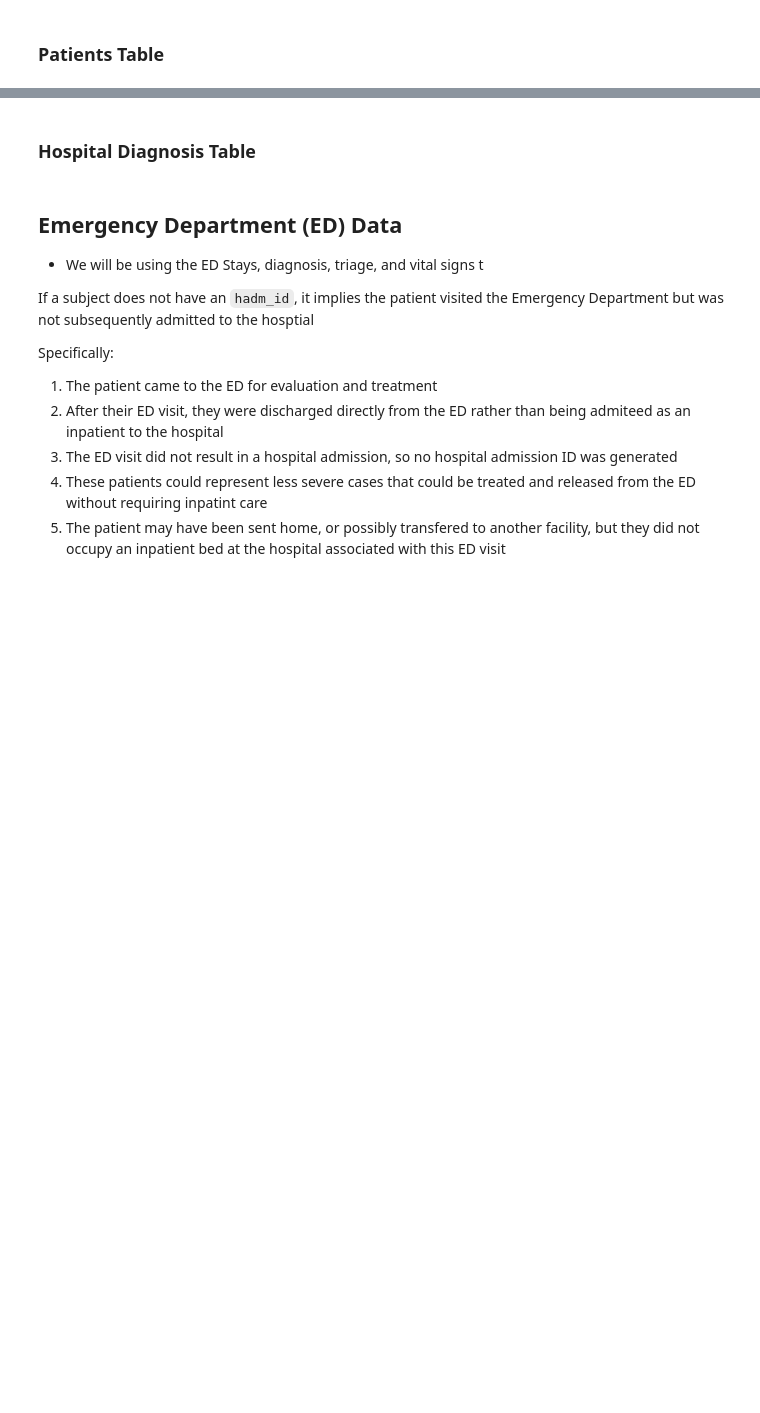
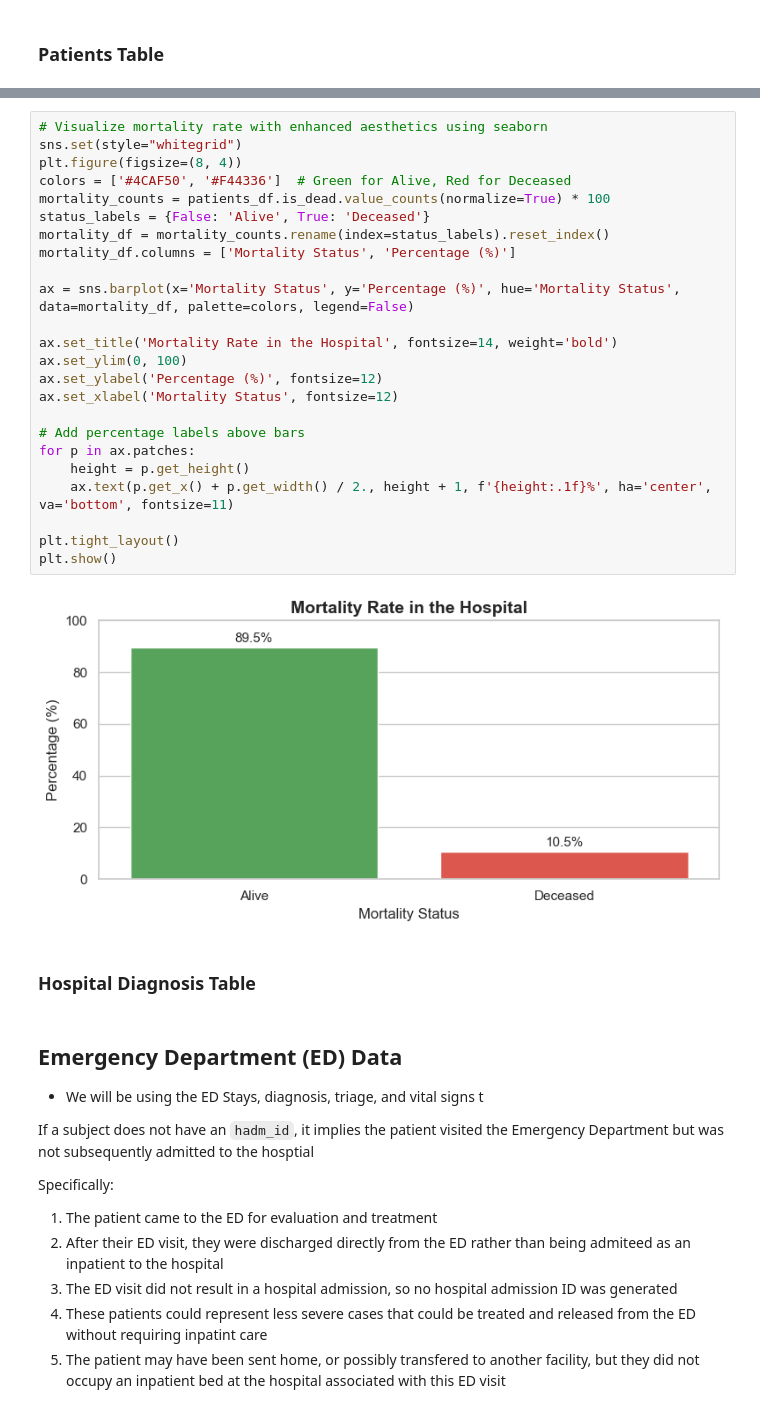
Before and after one commit to JewelsHovan/Milestone-I, a Jupyter notebook: src/Narrative.ipynb, the cells around one changed output, grey strips where cells are left out. Drawn from its saved outputs; the diff is of its cells as text; blank space fills up the shorter version.

```diff
--- a/src/Narrative.ipynb
+++ b/src/Narrative.ipynb
@@ -107,3 +173,29 @@ transfers_df.head()
+# %%
+# Visualize mortality rate with enhanced aesthetics using seaborn
+sns.set(style="whitegrid")
+plt.figure(figsize=(8, 4))
+colors = ['#4CAF50', '#F44336']  # Green for Alive, Red for Deceased
+mortality_counts = patients_df.is_dead.value_counts(normalize=True) * 100
+status_labels = {False: 'Alive', True: 'Deceased'}
+mortality_df = mortality_counts.rename(index=status_labels).reset_index()
+mortality_df.columns = ['Mortality Status', 'Percentage (%)']
+
+ax = sns.barplot(x='Mortality Status', y='Percentage (%)', hue='Mortality Status', data=mortality_df, palette=colors, legend=False)
+
+ax.set_title('Mortality Rate in the Hospital', fontsize=14, weight='bold')
+ax.set_ylim(0, 100)
+ax.set_ylabel('Percentage (%)', fontsize=12)
+ax.set_xlabel('Mortality Status', fontsize=12)
+
+# Add percentage labels above bars
+for p in ax.patches:
+    height = p.get_height()
+    ax.text(p.get_x() + p.get_width() / 2., height + 1, f'{height:.1f}%', ha='center', va='bottom', fontsize=11)
+
+plt.tight_layout()
+plt.show()
+# %% [output]
+[figure, added]
 # %% [markdown]
 ### Hospital Diagnosis Table
 # %% [markdown]
```
Also changed, not shown: parts of 26 cells of this notebook, 9 other files.
